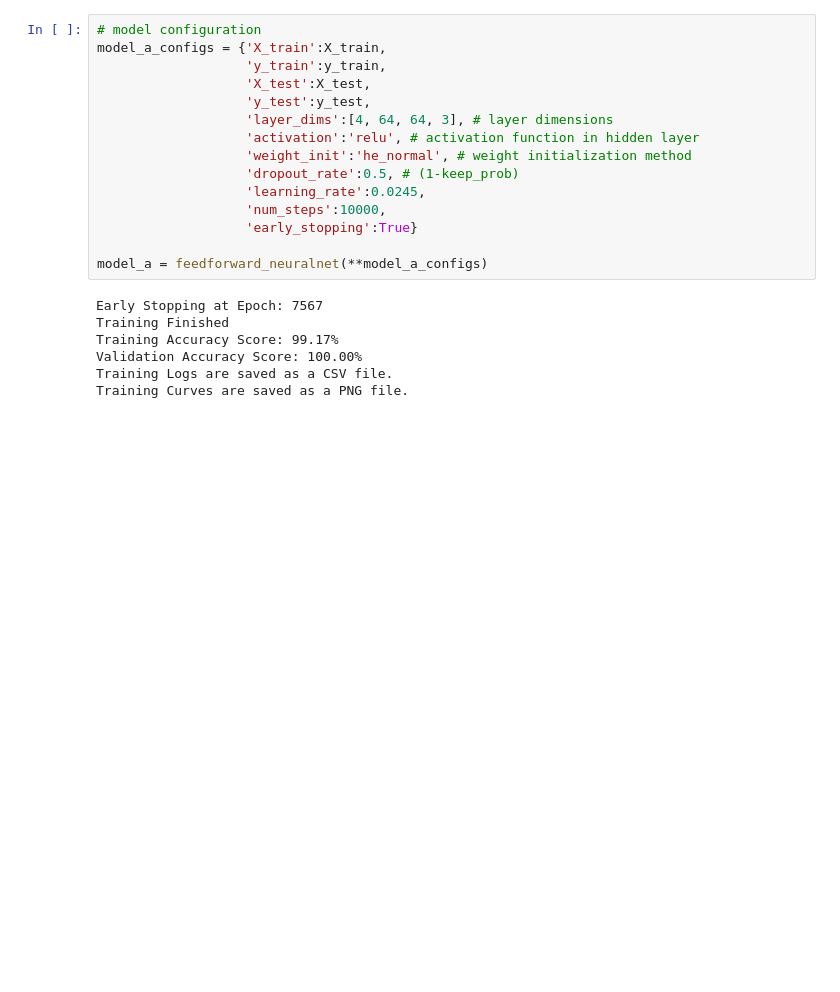
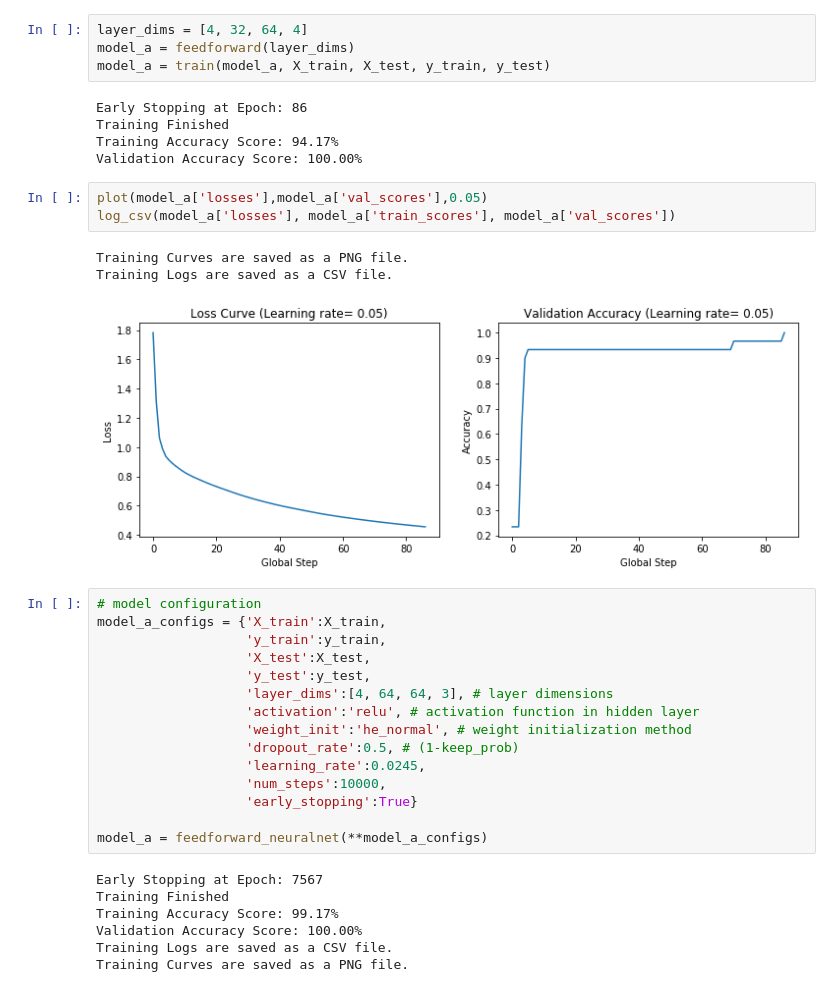
Before and after one commit to andridns/barebones-nn, a Jupyter notebook: quickstart.ipynb, the cells around one changed output. Cells and saved outputs as stored; diff of their text form; blank space fills up the shorter version.

```diff
--- a/quickstart.ipynb
+++ b/quickstart.ipynb
@@ -16,3 +16,19 @@ X_train, X_test, y_train, y_test = train_test_split(X, y, test_size=0.20, random
+# %%
+layer_dims = [4, 32, 64, 4]
+model_a = feedforward(layer_dims)
+model_a = train(model_a, X_train, X_test, y_train, y_test)
+# %% [output]
+Early Stopping at Epoch: 86
+Training Finished
+Training Accuracy Score: 94.17%
+Validation Accuracy Score: 100.00%
+# %%
+plot(model_a['losses'],model_a['val_scores'],0.05)
+log_csv(model_a['losses'], model_a['train_scores'], model_a['val_scores'])
+# %% [output]
+Training Curves are saved as a PNG file.
+Training Logs are saved as a CSV file.
+[figure, added]
 # %%
 # model configuration
 model_a_configs = {'X_train':X_train,
```
Also changed, not shown: parts of 5 cells of this notebook, 12 other files.
